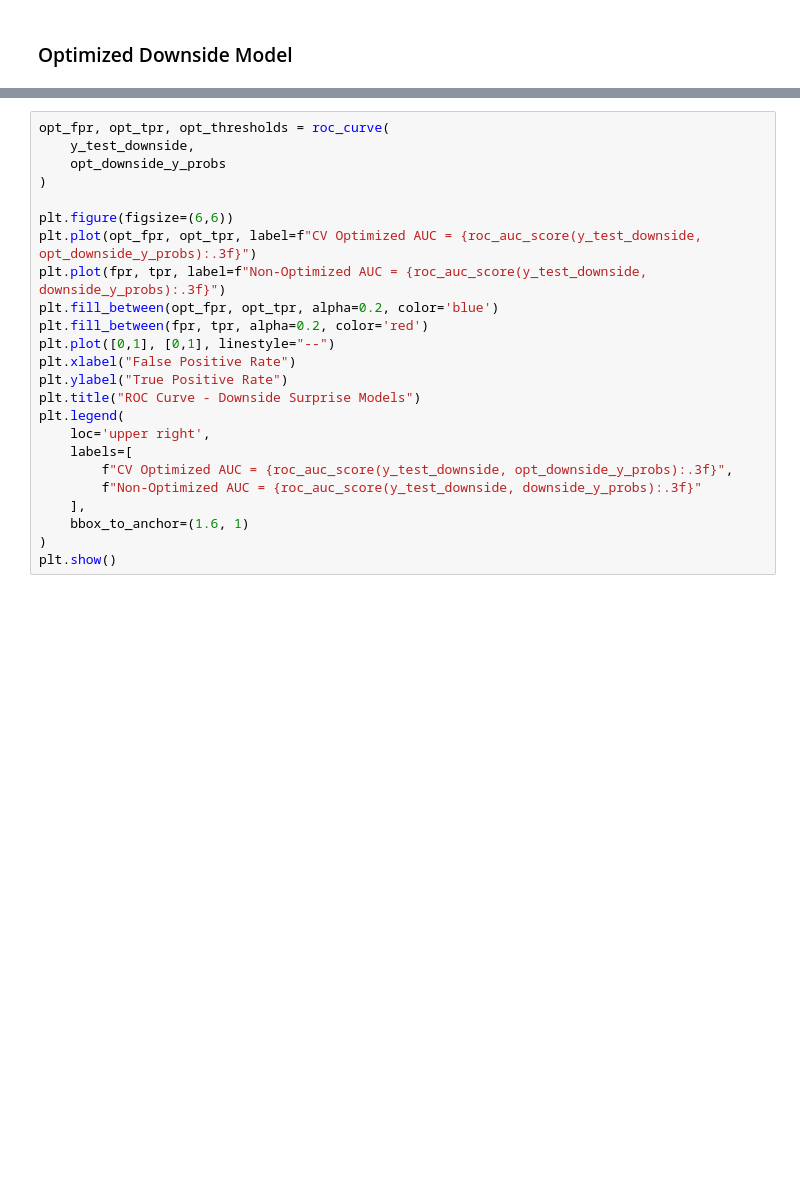
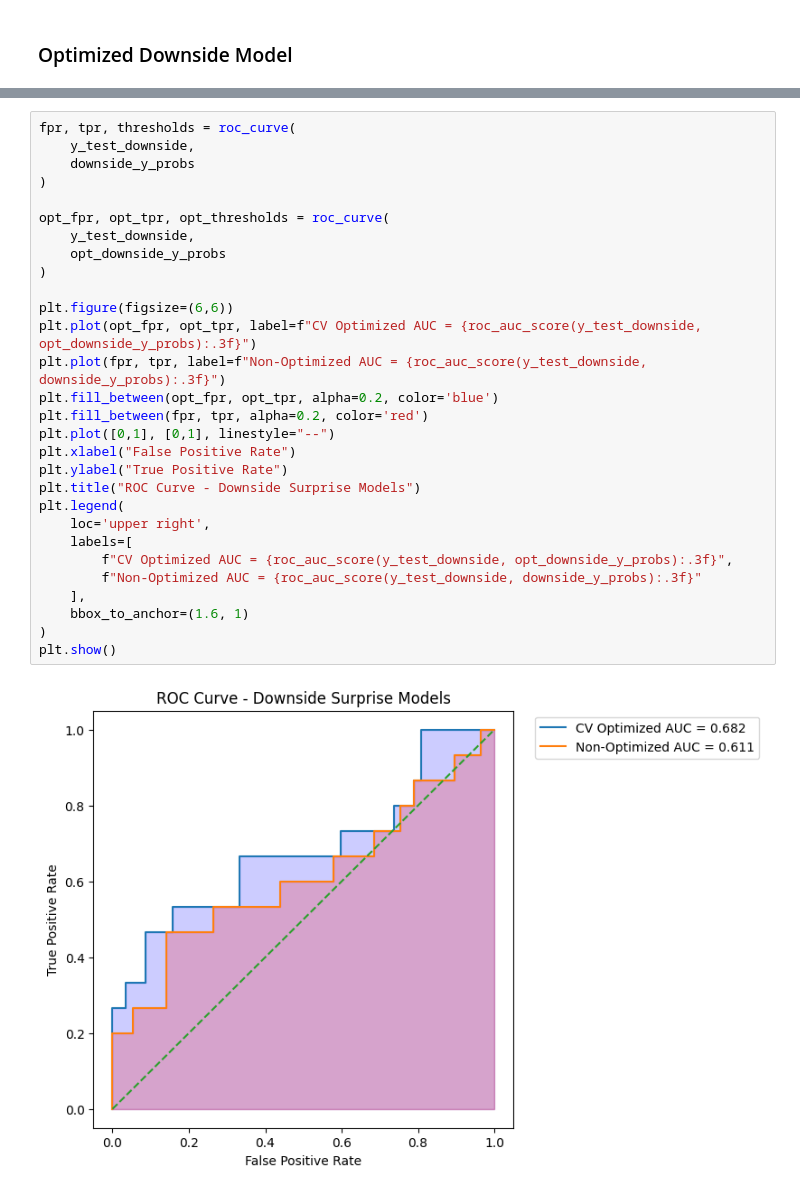
Before and after one commit to paulpuccinelli/BLS_jobs_report_model, a Jupyter notebook: BLS_prediction.ipynb, the cells around one changed output, grey strips where cells are left out. Cells and saved outputs as stored; diff of their text form; blank space fills up the shorter version.

```diff
--- a/BLS_prediction.ipynb
+++ b/BLS_prediction.ipynb
@@ -729,24 +1001,31 @@ plt.show()
 # %%
+fpr, tpr, thresholds = roc_curve(
+    y_test_downside,
+    downside_y_probs
+)
+
 opt_fpr, opt_tpr, opt_thresholds = roc_curve(
     y_test_downside,
     opt_downside_y_probs
 )
 
 plt.figure(figsize=(6,6))
 plt.plot(opt_fpr, opt_tpr, label=f"CV Optimized AUC = {roc_auc_score(y_test_downside, opt_downside_y_probs):.3f}")
 plt.plot(fpr, tpr, label=f"Non-Optimized AUC = {roc_auc_score(y_test_downside, downside_y_probs):.3f}")
 plt.fill_between(opt_fpr, opt_tpr, alpha=0.2, color='blue')
 plt.fill_between(fpr, tpr, alpha=0.2, color='red')
 plt.plot([0,1], [0,1], linestyle="--")
 plt.xlabel("False Positive Rate")
 plt.ylabel("True Positive Rate")
 plt.title("ROC Curve - Downside Surprise Models")
 plt.legend(
     loc='upper right',
     labels=[
         f"CV Optimized AUC = {roc_auc_score(y_test_downside, opt_downside_y_probs):.3f}",
         f"Non-Optimized AUC = {roc_auc_score(y_test_downside, downside_y_probs):.3f}"
     ],
     bbox_to_anchor=(1.6, 1)
 )
 plt.show()
+# %% [output]
+[figure, added]
```
Also changed, not shown: parts of 42 cells of this notebook.
